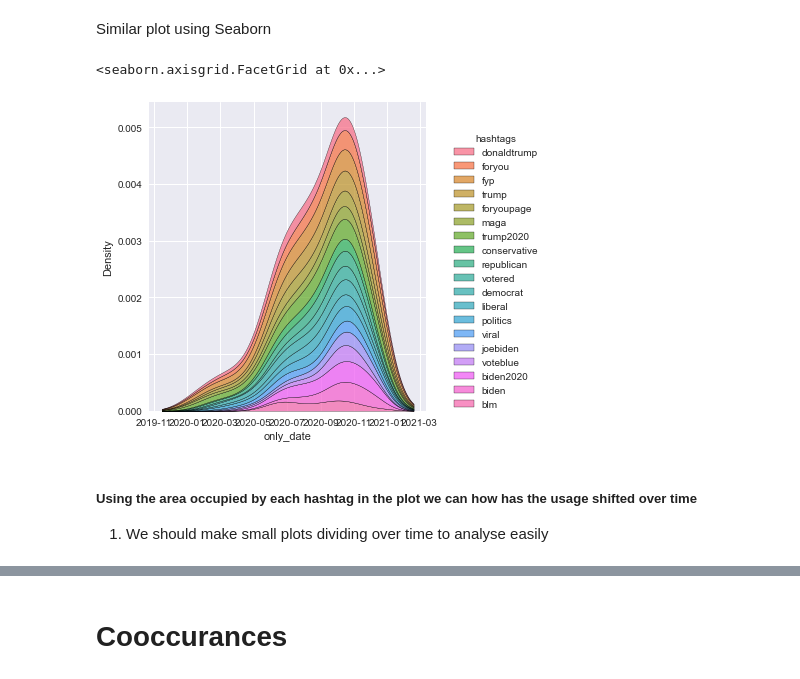
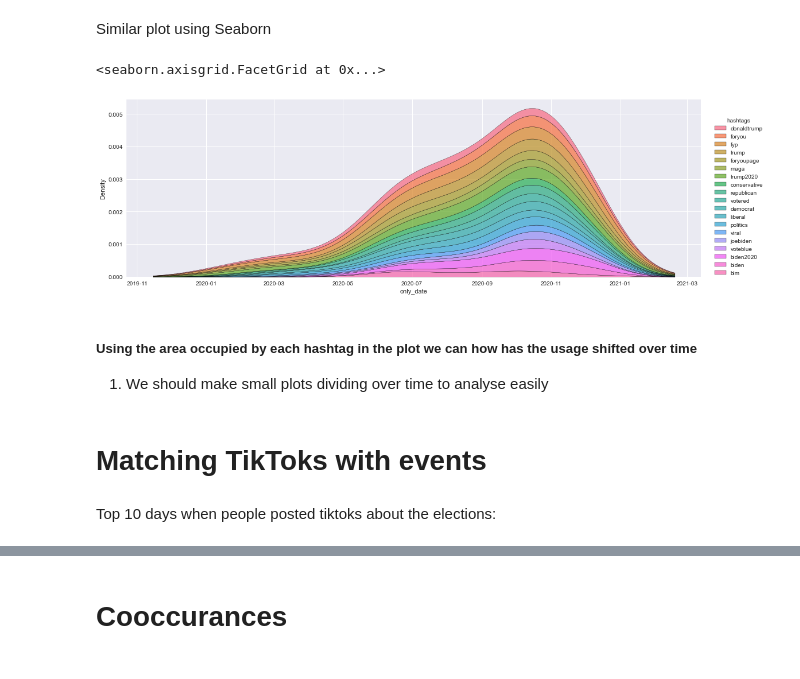
Before and after one commit to ravinitheshreddy/ComputationalSocialMedia_TikTok, a Jupyter notebook: EDA.ipynb, the cells around one changed output, grey strips where cells are left out. Drawn from its saved outputs; the diff is of its cells as text; code cells hidden in the pictures.

Commit message:
Add co-occurance and matching events

```diff
--- a/EDA.ipynb
+++ b/EDA.ipynb
@@ -110,11 +114,15 @@ plt.show()
 # %% [markdown]
 Similar plot using Seaborn
 # %%
-sns.displot(tiktok_ht_min_occ, x="only_date", hue="hashtags", kind="kde", multiple="stack")
+sns.displot(tiktok_ht_min_occ, x="only_date", hue="hashtags", kind="kde", multiple="stack", aspect = 3)
 # %% [output]
 <seaborn.axisgrid.FacetGrid at 0x...>
-[figure, old version]
+[figure, new version]
 # %% [markdown]
 ##### Using the area occupied by each hashtag in the plot we can how has the usage shifted over time
 
 1. We should make small plots dividing over time to analyse easily
+# %% [markdown]
+# Matching TikToks with events
+# %% [markdown]
+Top 10 days when people posted tiktoks about the elections:
```
Also changed, not shown: parts of 22 cells of this notebook.
